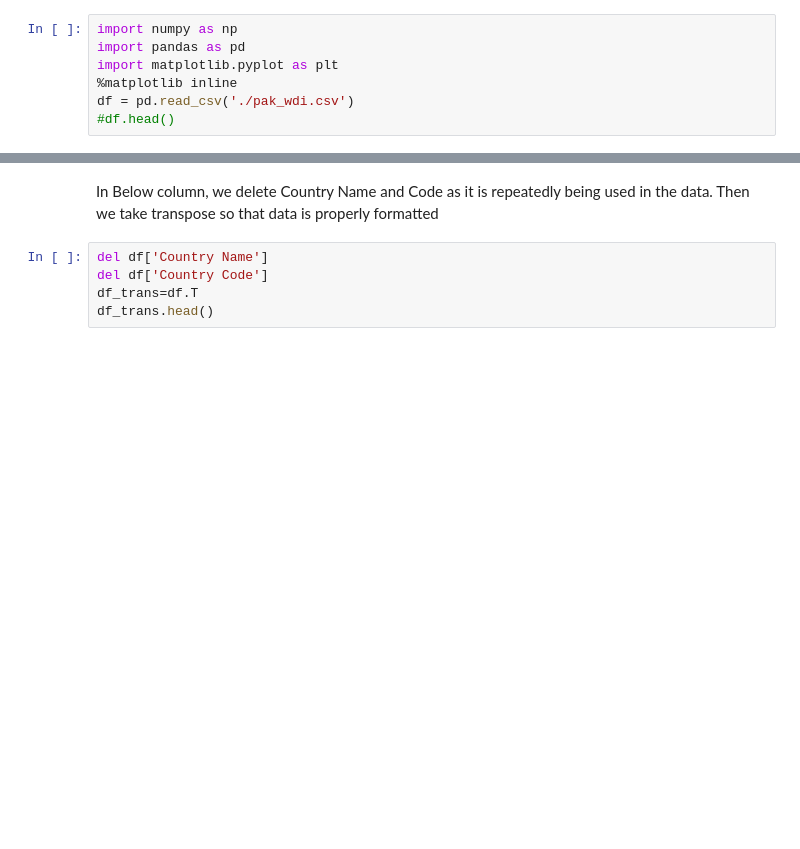
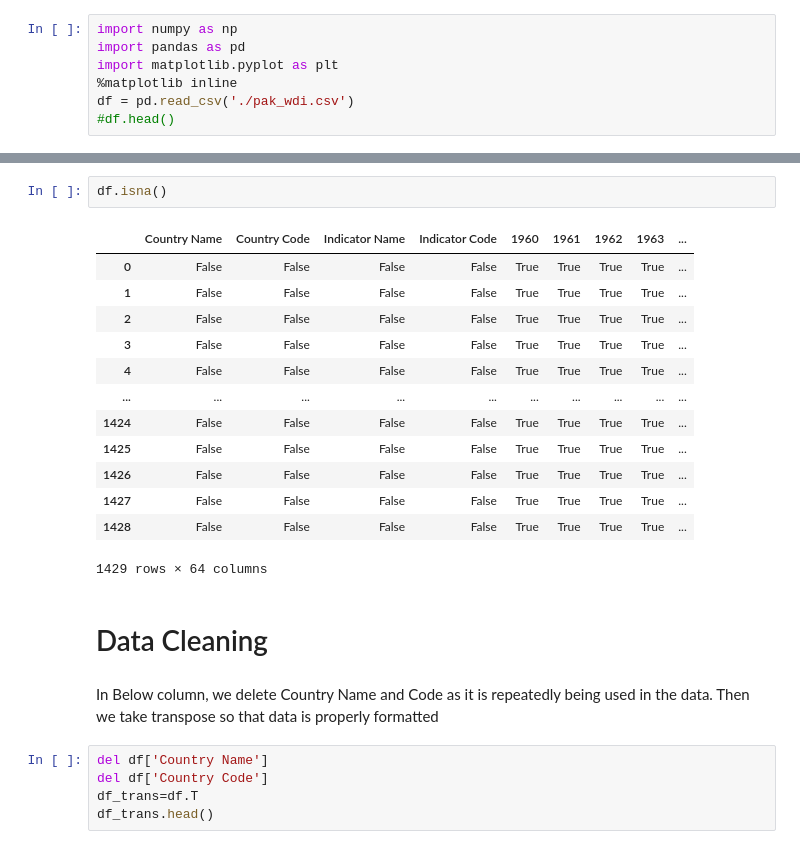
Before and after one commit to NomanNasirMinhas/datascience_project1, a Jupyter notebook: Pakistan - World Development Index.ipynb, the cells around one changed output, grey strips where cells are left out. Cells and saved outputs as stored; diff of their text form; blank space fills up the shorter version.

```diff
--- a/Pakistan - World Development Index.ipynb
+++ b/Pakistan - World Development Index.ipynb
@@ -8,3 +35,21 @@ df = pd.read_csv('./pak_wdi.csv')
+# %%
+df.isna()
+# %% [output]
+|  | Country Name | Country Code | Indicator Name | Indicator Code | 1960 | 1961 | 1962 | 1963 | ... |
+| 0 | False | False | False | False | True | True | True | True | ... |
+| 1 | False | False | False | False | True | True | True | True | ... |
+| 2 | False | False | False | False | True | True | True | True | ... |
+| 3 | False | False | False | False | True | True | True | True | ... |
+| 4 | False | False | False | False | True | True | True | True | ... |
+| ... | ... | ... | ... | ... | ... | ... | ... | ... | ... |
+| 1424 | False | False | False | False | True | True | True | True | ... |
+| 1425 | False | False | False | False | True | True | True | True | ... |
+| 1426 | False | False | False | False | True | True | True | True | ... |
+| 1427 | False | False | False | False | True | True | True | True | ... |
+| 1428 | False | False | False | False | True | True | True | True | ... |
+1429 rows × 64 columns
+# %% [markdown]
+# Data Cleaning
 # %% [markdown]
 In Below column, we delete Country Name and Code as it is repeatedly being used in the data.
 Then we take transpose so that data is properly formatted
```
Also changed, not shown: parts of 12 cells of this notebook, 1 other file.
